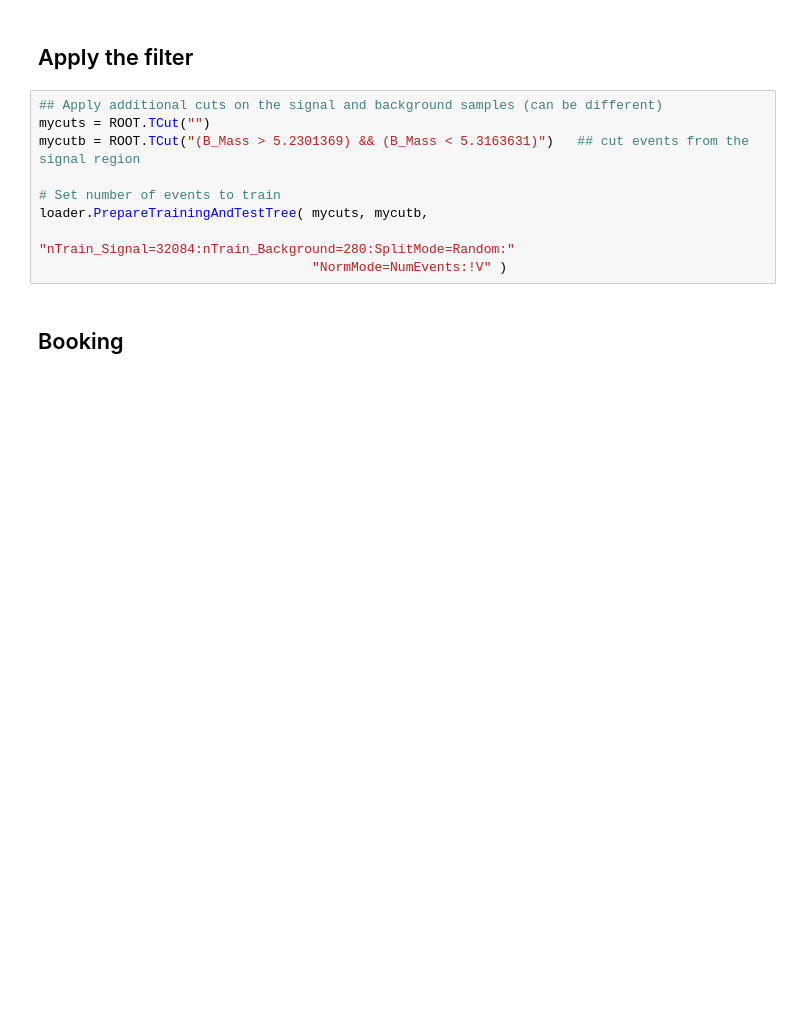
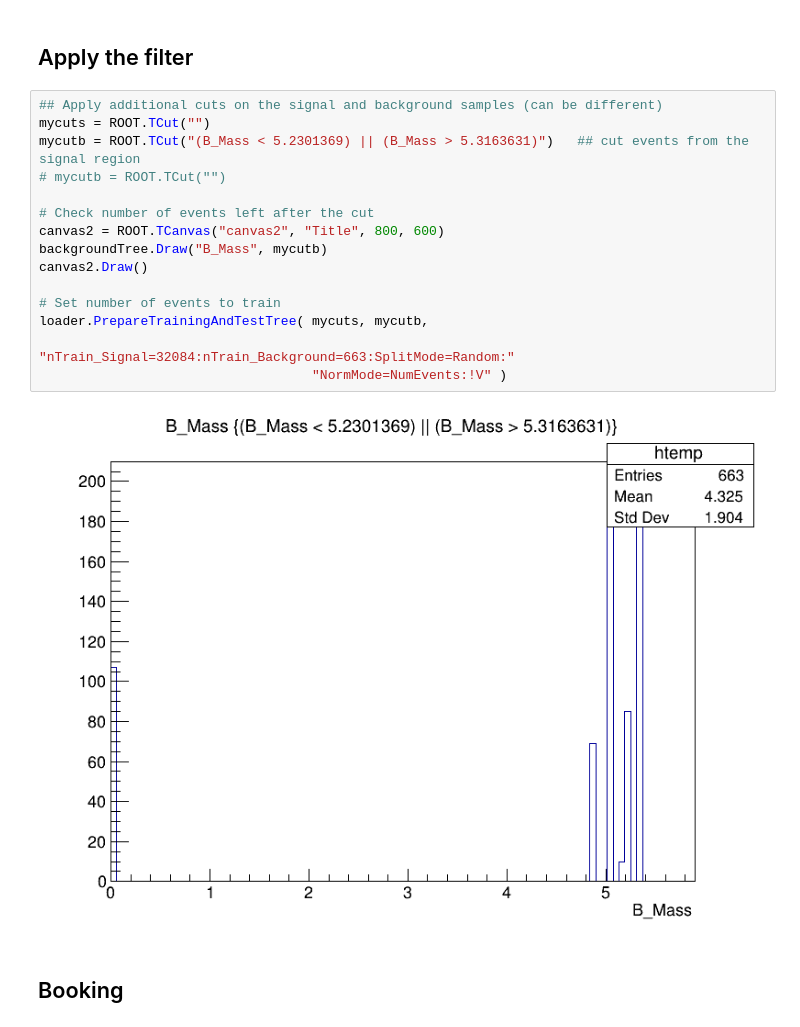
Before and after one commit to rubenpozzi97/B-parking-analysis, a Jupyter notebook: neural_network/TMVA_training.ipynb, the cells around one changed output. Drawn from its saved outputs; the diff is of its cells as text; blank space fills up the shorter version.

Commit message:
Mass cuts for background

```diff
--- a/neural_network/TMVA_training.ipynb
+++ b/neural_network/TMVA_training.ipynb
@@ -136,12 +134,20 @@ Warning in <TCanvas::Constructor>: Deleting canvas with same name: canvas
 # %%
 ## Apply additional cuts on the signal and background samples (can be different)
 mycuts = ROOT.TCut("")
-mycutb = ROOT.TCut("(B_Mass > 5.2301369) && (B_Mass < 5.3163631)")   ## cut events from the signal region
+mycutb = ROOT.TCut("(B_Mass < 5.2301369) || (B_Mass > 5.3163631)")   ## cut events from the signal region
+# mycutb = ROOT.TCut("")
+
+# Check number of events left after the cut
+canvas2 = ROOT.TCanvas("canvas2", "Title", 800, 600)
+backgroundTree.Draw("B_Mass", mycutb)
+canvas2.Draw()
 
 # Set number of events to train
 loader.PrepareTrainingAndTestTree( mycuts, mycutb,
-                                  "nTrain_Signal=32084:nTrain_Background=280:SplitMode=Random:"
+                                  "nTrain_Signal=32084:nTrain_Background=663:SplitMode=Random:"
                                    "NormMode=NumEvents:!V" )
+# %% [output]
+[figure, added]
 # %% [markdown]
 ## Booking
 # %%
```
Also changed, not shown: parts of 3 cells of this notebook, 16 other files.
